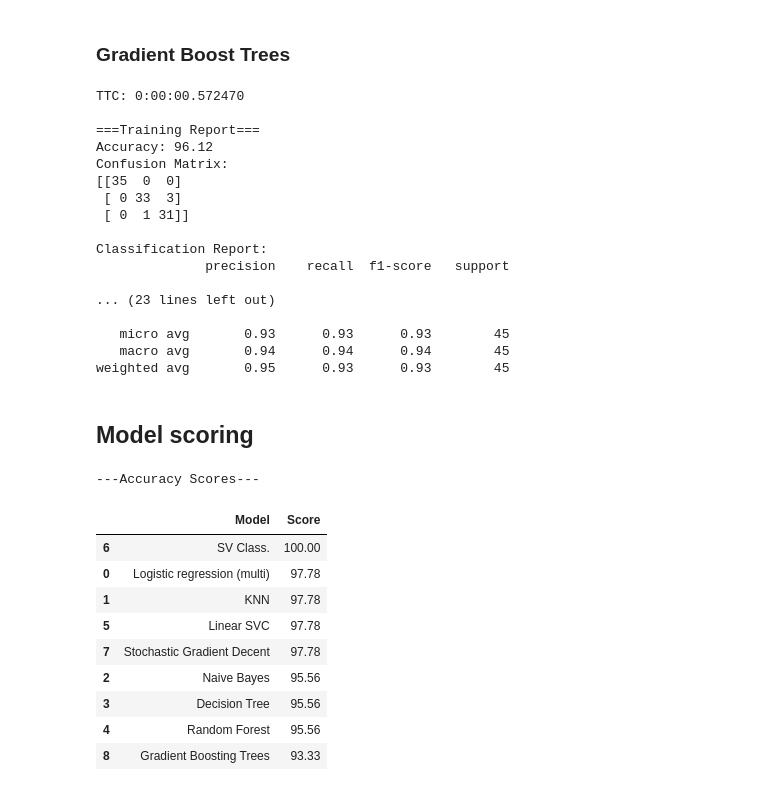
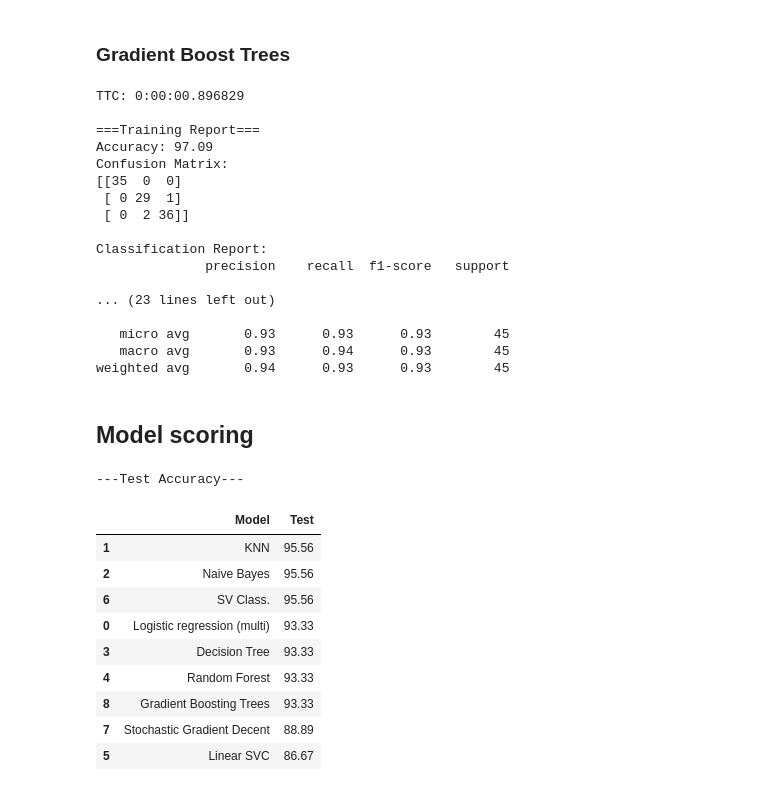
Before and after one commit to RekaCodes/iris, a Jupyter notebook: iris.ipynb, the cells around one changed output. Cells and saved outputs as stored; diff of their text form; code cells hidden in the pictures.

```diff
--- a/iris.ipynb
+++ b/iris.ipynb
@@ -690,14 +687,14 @@ weighted avg       0.98      0.98      0.98        45
 ### Stochastic Gradient Descent
 # %%
 start = time.time()
-train_pred_sgdc, test_pred_sgdc, acc_sgdc, acc_cv_sgdc, probs_sgdc = fit_algo(SGDClassifier(n_jobs=-1,
-                                                                                      tol=0.1,
-                                                                                      shuffle=False,
-                                                                                      max_iter=1000),
-                                                                         X_train,
-                                                                         y_train,
-                                                                         X_test,
-                                                                         10)
+train_pred_sgdc, test_pred_sgdc, acc_sgdc, acc_cv_sgdc = fit_algo(SGDClassifier(n_jobs=-1,
+                                                                                shuffle=False,
+                                                                                tol = 0.1,
+                                                                                max_iter=1000),
+                                                                                X_train,
+                                                                                y_train,
+                                                                                X_test,
+                                                                                10)
 
 sgdc_time = (time.time() - start)
 
@@ -705,7 +702,7 @@ print(f"""
 TTC: {dt.timedelta(seconds=sgdc_time)}
 
 ===Training Report===
-Accuracy CV-10: {acc_cv_sgdc}
+Accuracy: {acc_cv_sgdc}
 Confusion Matrix:
 {confusion_matrix(y_train, train_pred_sgdc)}
 
@@ -743,12 +740,11 @@ weighted avg       0.98      0.98      0.98        45
 ### Decision Tree Classifier
 # %%
 start = time.time()
-train_pred_tree, test_pred_tree, acc_tree, acc_cv_tree, probs_tree = fit_algo(
-    DecisionTreeClassifier(),
-    X_train,
-    y_train,
-    X_test,
-    10)
+train_pred_tree, test_pred_tree, acc_tree, acc_cv_tree = fit_algo(DecisionTreeClassifier(),
+                                                                    X_train,
+                                                                    y_train,
+                                                                    X_test,
+                                                                    10)
 
 tree_time = (time.time() - start)
 
@@ -794,7 +790,7 @@ weighted avg       0.96      0.96      0.96        45
 ### Random Forest
 # %%
 start = time.time()
-train_pred_rand, test_pred_rand, acc_rand, acc_cv_rand, probs_rand = fit_algo(
+train_pred_rand, test_pred_rand, acc_rand, acc_cv_rand = fit_algo(
     RandomForestClassifier(n_estimators=200, n_jobs=-1),
     X_train,
     y_train,
@@ -845,7 +841,7 @@ weighted avg       0.96      0.96      0.96        45
 ### Gradient Boost Trees
 # %%
 start = time.time()
-train_pred_gbt, test_pred_gbt, acc_gbt, acc_cv_gbt, probs_gbt = fit_algo(GradientBoostingClassifier(),
+train_pred_gbt, test_pred_gbt, acc_gbt, acc_cv_gbt = fit_algo(GradientBoostingClassifier(),
                                                                   X_train,
                                                                   y_train,
                                                                   X_test,
@@ -874,14 +870,14 @@ Classification Report:
 {classification_report(y_test, test_pred_gbt)}
 """)
 # %% [output]
-TTC: 0:00:00.572470
+TTC: 0:00:00.896829
 
 ===Training Report===
-Accuracy: 96.12
+Accuracy: 97.09
 Confusion Matrix:
 [[35  0  0]
- [ 0 33  3]
- [ 0  1 31]]
+ [ 0 29  1]
+ [ 0  2 36]]
 
 Classification Report:
               precision    recall  f1-score   support
@@ -889,42 +885,42 @@ Classification Report:
 ... (23 lines left out)
 
    micro avg       0.93      0.93      0.93        45
-   macro avg       0.94      0.94      0.94        45
-weighted avg       0.95      0.93      0.93        45
+   macro avg       0.93      0.94      0.93        45
+weighted avg       0.94      0.93      0.93        45
 # %% [markdown]
 ## Model scoring
 # %%
 acc_models = pd.DataFrame({
     'Model': ['Logistic regression (multi)', 'KNN', 'Naive Bayes',
               'Decision Tree', 'Random Forest', 'Linear SVC', 'SV Class.',
               'Stochastic Gradient Decent',
               'Gradient Boosting Trees',
               ],
-    'Accuracy': [
+    'Test': [
         acc_log,
         acc_knn,
         acc_gnb,
         acc_tree,
         acc_rand,
         acc_lsvc,
         acc_svc,
         acc_sgdc,
         acc_gbt
     ]})
-print('---Accuracy Scores---')
-acc_models.sort_values(by='Accuracy', ascending=False)
+print('---Test Accuracy---')
+acc_models.sort_values(by='Test', ascending=False)
 # %% [output]
----Accuracy Scores---
+---Test Accuracy---
-|  | Model | Score |
-| 6 | SV Class. | 100.00 |
-| 0 | Logistic regression (multi) | 97.78 |
-| 1 | KNN | 97.78 |
-| 5 | Linear SVC | 97.78 |
-| 7 | Stochastic Gradient Decent | 97.78 |
+|  | Model | Test |
+| 1 | KNN | 95.56 |
 | 2 | Naive Bayes | 95.56 |
-| 3 | Decision Tree | 95.56 |
-| 4 | Random Forest | 95.56 |
+| 6 | SV Class. | 95.56 |
+| 0 | Logistic regression (multi) | 93.33 |
+| 3 | Decision Tree | 93.33 |
+| 4 | Random Forest | 93.33 |
 | 8 | Gradient Boosting Trees | 93.33 |
+| 7 | Stochastic Gradient Decent | 88.89 |
+| 5 | Linear SVC | 86.67 |
 # %%
 cv_models = pd.DataFrame({
     'Model': ['Logistic regression (multi)', 'KNN', 'Naive Bayes',
```
Also changed, not shown: parts of 17 cells of this notebook.
